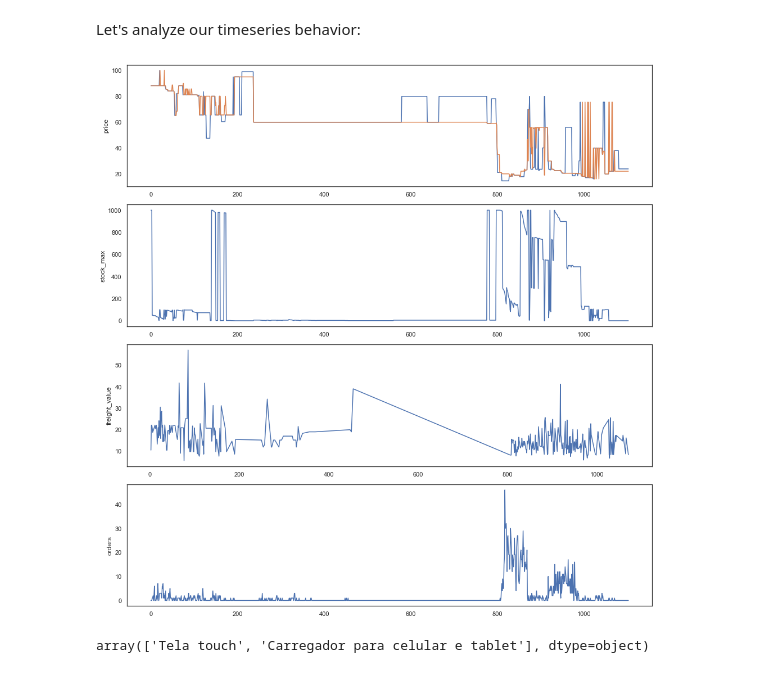
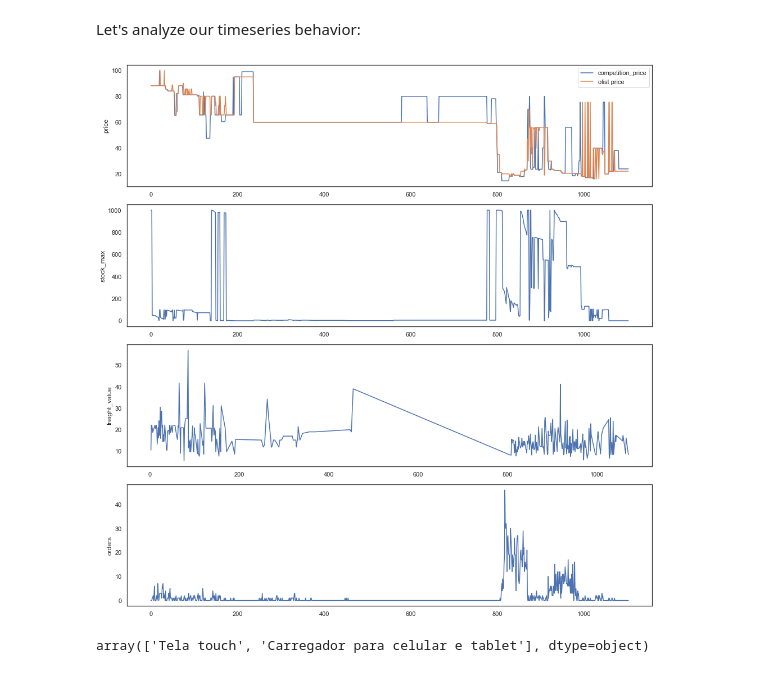
Before and after one commit to ds4a-team4/dynamic-pricing, a Jupyter notebook: EDA/EDA_timeseries.ipynb, the cells around one changed output. Drawn from its saved outputs; the diff is of its cells as text; code cells hidden in the pictures.

Commit message:
add labels to elect_accessories lineplot

```diff
--- a/EDA/EDA_timeseries.ipynb
+++ b/EDA/EDA_timeseries.ipynb
@@ -879,22 +879,22 @@ columns = ['competition_price', 'price', 'freight_value','orders', 'stock_max']
 # %%
 sns.set_style()
 
 fig, ax = plt.subplots(nrows=4, figsize=(14,14))
 
-sns.lineplot(x=elect_accessories.index, y=elect_accessories['competition_price'], ax=ax[0])
-sns.lineplot(x=elect_accessories.index, y=elect_accessories['price'], ax=ax[0])
+sns.lineplot(x=elect_accessories.index, y=elect_accessories['competition_price'],label='competition_price', ax=ax[0])
+sns.lineplot(x=elect_accessories.index, y=elect_accessories['price'], label='olist price',ax=ax[0])
 
 
 sns.lineplot(x=elect_accessories.index, y=elect_accessories['stock_max'], ax=ax[1])
 
 sns.lineplot(x=elect_accessories.index, y=elect_accessories['freight_value'], ax=ax[2])
 
 sns.lineplot(x=elect_accessories.index, y=elect_accessories['orders'], ax=ax[3])
 
 
 plt.tight_layout()
 # %% [output]
-[figure, old version]
+[figure, new version]
 # %%
 elect_accessories.product_type.unique()
 # %% [output]
```
